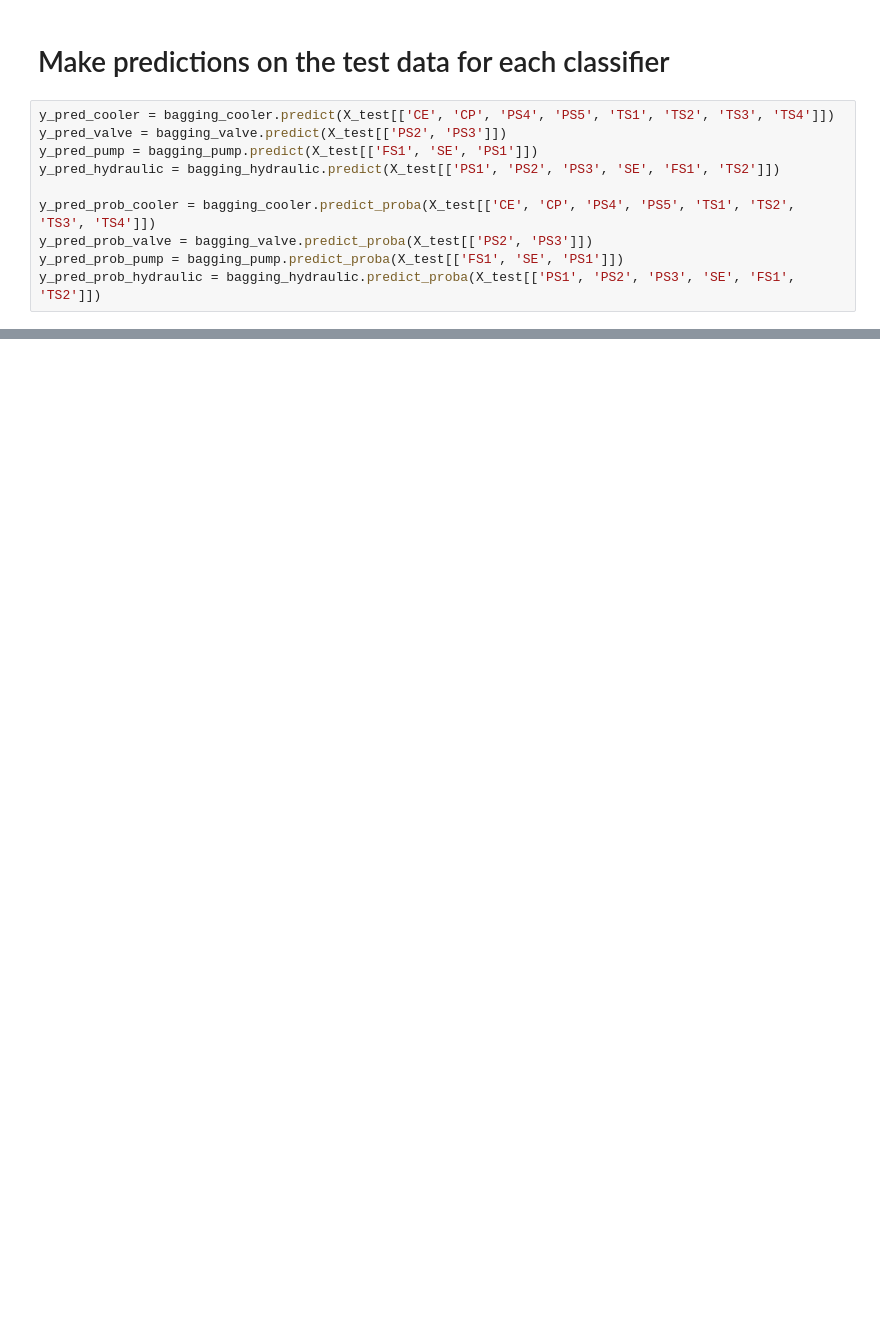
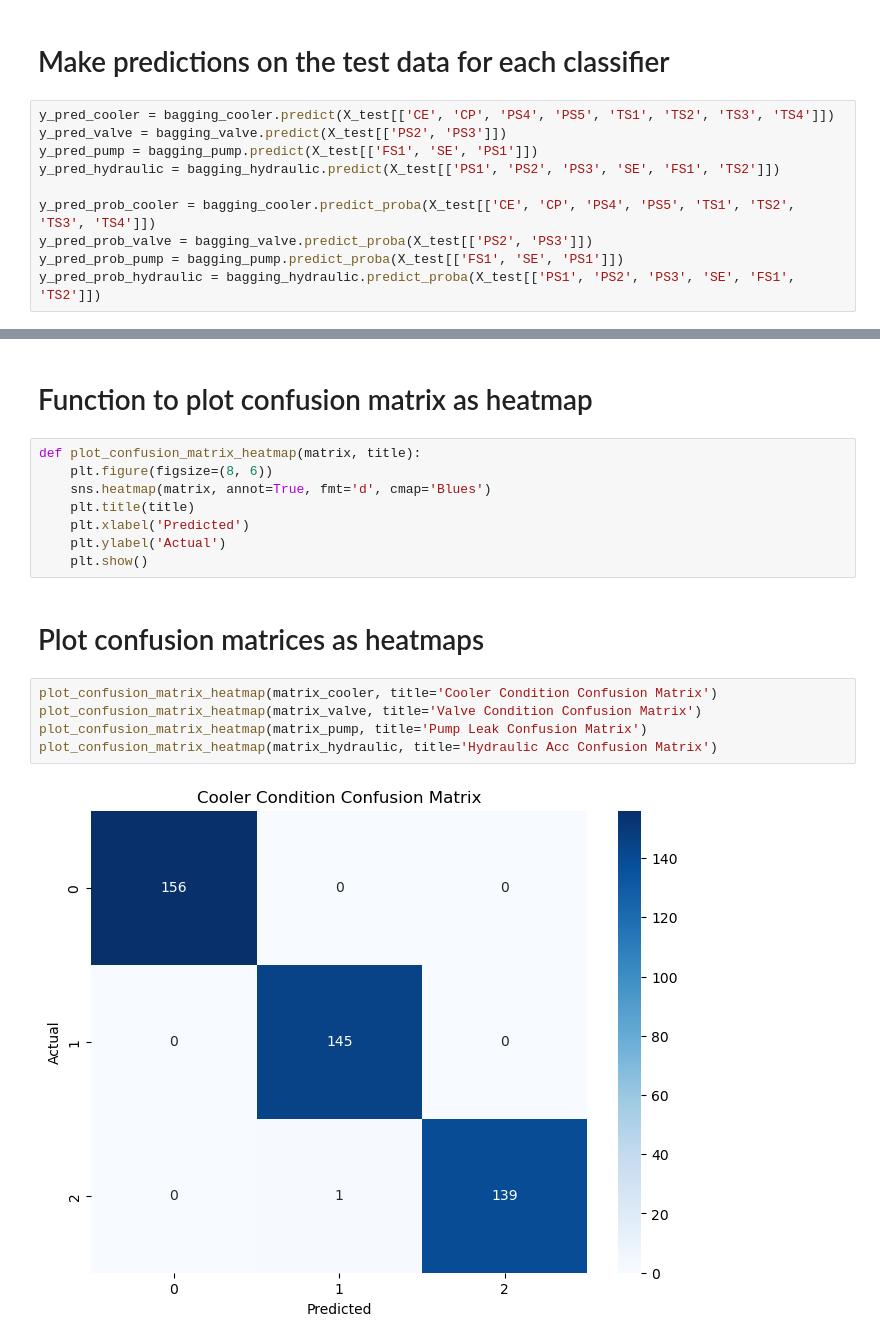
Before and after one commit to ajaykofficial/Machine-Learning, a Jupyter notebook: Condition Monitoring of Hydraulic System/Bagging.ipynb, the cells around one changed output, grey strips where cells are left out. Cells and saved outputs as stored; diff of their text form; blank space fills up the shorter version.

Commit message:
Plot confusion matrices as heatmaps

```diff
--- a/Condition Monitoring of Hydraulic System/Bagging.ipynb
+++ b/Condition Monitoring of Hydraulic System/Bagging.ipynb
@@ -237,0 +282,19 @@ matrix_hydraulic = confusion_matrix(y_test['y_hydraulicAcc'], y_pred_hydraulic)
+# %% [markdown]
+# Function to plot confusion matrix as heatmap
+# %%
+def plot_confusion_matrix_heatmap(matrix, title):
+    plt.figure(figsize=(8, 6))
+    sns.heatmap(matrix, annot=True, fmt='d', cmap='Blues')
+    plt.title(title)
+    plt.xlabel('Predicted')
+    plt.ylabel('Actual')
+    plt.show()
+# %% [markdown]
+# Plot confusion matrices as heatmaps
+# %%
+plot_confusion_matrix_heatmap(matrix_cooler, title='Cooler Condition Confusion Matrix')
+plot_confusion_matrix_heatmap(matrix_valve, title='Valve Condition Confusion Matrix')
+plot_confusion_matrix_heatmap(matrix_pump, title='Pump Leak Confusion Matrix')
+plot_confusion_matrix_heatmap(matrix_hydraulic, title='Hydraulic Acc Confusion Matrix')
+# %% [output]
+[figure, added]
```
Also changed, not shown: parts of 19 cells of this notebook.
